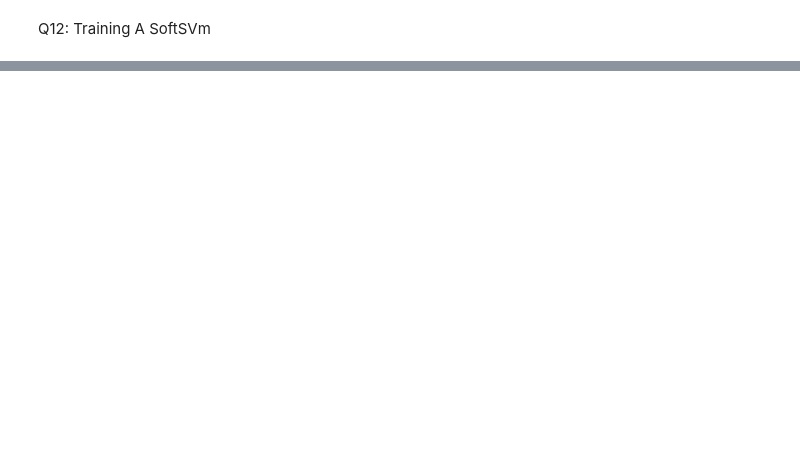
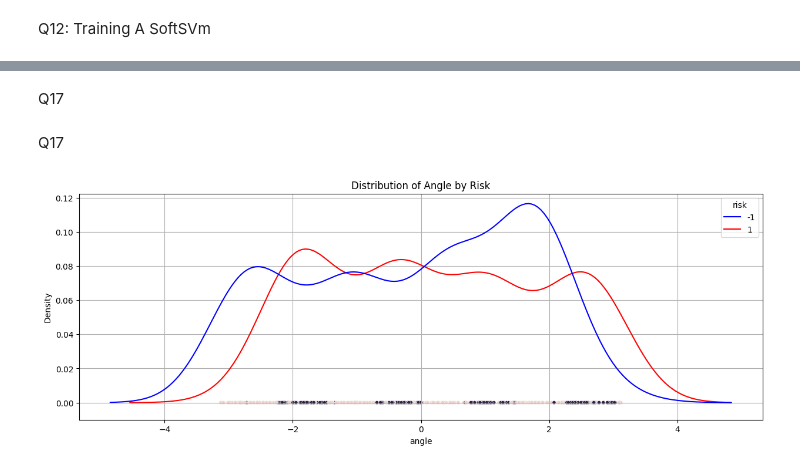
Before and after one commit to YonatanRozen/IML_MAJOR2, a Jupyter notebook: Major_HW2.ipynb, the cells around one changed output, grey strips where cells are left out. Saved outputs shown, nothing was run; the diff lists cells and outputs as text; code cells hidden in the pictures; blank space fills up the shorter version.

```diff
--- a/Major_HW2.ipynb
+++ b/Major_HW2.ipynb
@@ -610,0 +613,16 @@ Test accuracy is:  0.8
+# %%
+# Filter train data according to the special property and select features PCR_02 and PCR_06 along with the risk label
+temp_data_train = train_df_preprocessed[train_df_preprocessed['SpecialProperty'] == -1]
+temp_data_train = temp_data_train[['PCR_02', 'PCR_06', 'risk']]
+# Filter test data according to the special property and select features PCR_02 and PCR_06 along with the risk label
+temp_data_test = test_df_preprocessed[test_df_preprocessed['SpecialProperty'] == -1]
+temp_data_test = temp_data_test[['PCR_02', 'PCR_06', 'risk']]
+
+# Define a custom color palette
+custom_palette = ['blue', 'red']
+goinplot = sns.jointplot(data=temp_data_train, x='PCR_02', y='PCR_06', hue='risk', palette=custom_palette, marker='.', s=60)
+goinplot.ax_joint.grid(True)
+goinplot.set_axis_labels(xlabel="PCR_02", ylabel="PCR_06")
+goinplot.ax_joint.legend(title='risk')
+goinplot.figure.suptitle("PCR_02 and PCR_06 relation to risk (SP = 1)")
+plt.show()
@@ -610,0 +631,21 @@ Test accuracy is:  0.8
+# %% [markdown]
+Q17
+# %%
+# Calculate the angle between PCR_02 and PCR_06 the angle from one of the axes
+train_angles = np.arctan2(temp_data_train['PCR_06'], temp_data_train['PCR_02'])
+test_angles = np.arctan2(temp_data_test['PCR_06'], temp_data_test['PCR_02'])
+# Store the angles in a new column
+temp_data_train['angle'] = train_angles
+temp_data_test['angle'] = test_angles
+# %% [markdown]
+Q17
+# %%
+# visualizes the distribution of the new mapped feature
+plt.figure(figsize=(15, 5))
+sns.scatterplot(data=temp_data_train, x='angle', y=[0]*temp_data_train.shape[0], hue='risk', s=20)
+sns.kdeplot(data= temp_data_train, x='angle', hue='risk', palette=custom_palette, common_norm=True, fill=False)
+plt.ylim(bottom=-1e-2)
+plt.title('Distribution of Angle by Risk')
+plt.grid(True)
+# %% [output]
+[figure, added]
```
Also changed, not shown: parts of 10 cells of this notebook.
